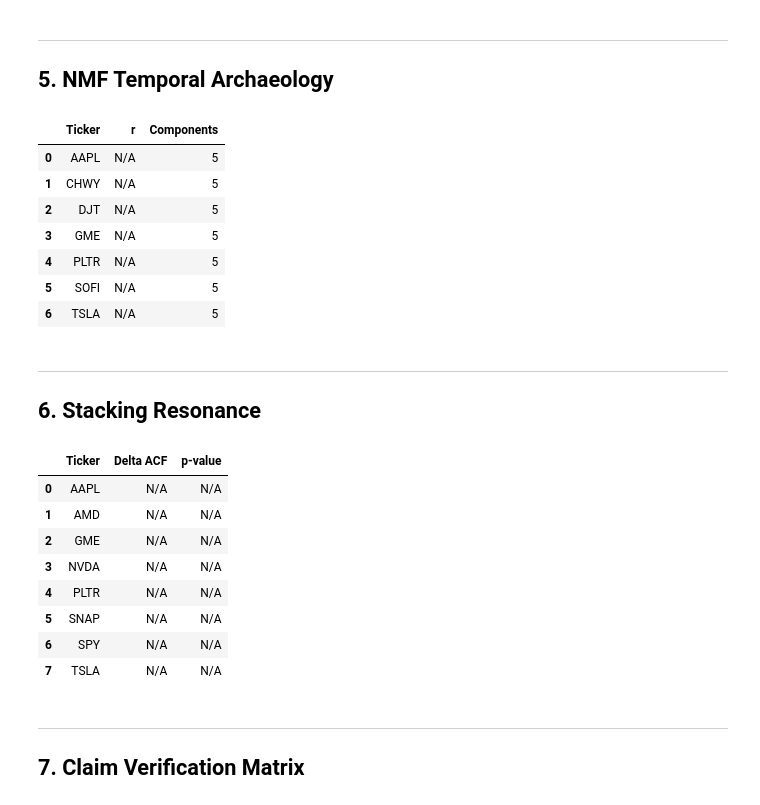
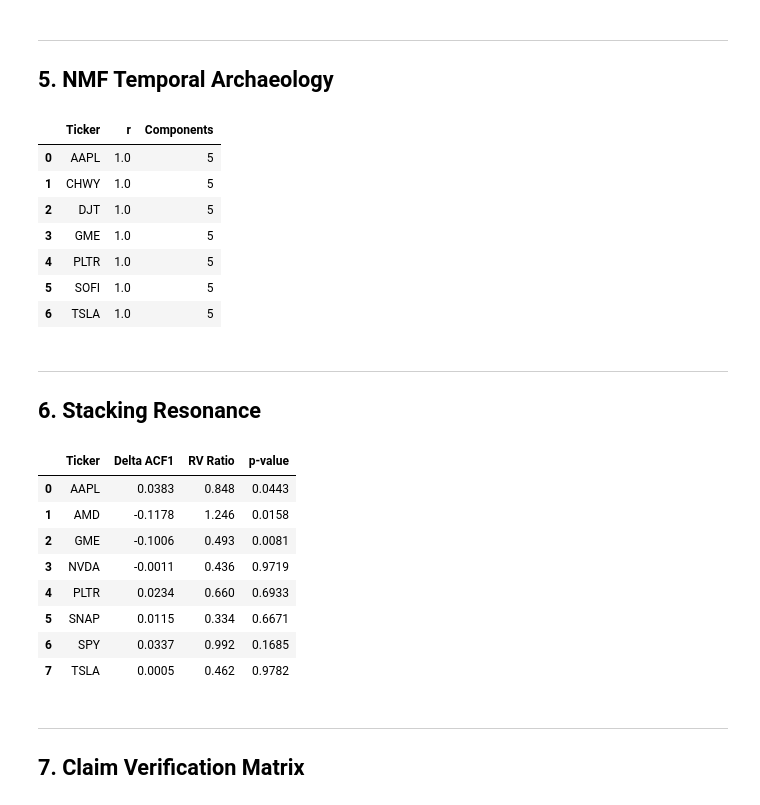
Before and after one commit to TheGameStopsNow/power-tracks-research, a Jupyter notebook: research/options_hedging_microstructure/review_package/01_evidence_viewer.ipynb, the cells around one changed output. Saved outputs shown, nothing was run; the diff lists cells and outputs as text; code cells hidden in the pictures.

```diff
--- a/research/options_hedging_microstructure/review_package/01_evidence_viewer.ipynb
+++ b/research/options_hedging_microstructure/review_package/01_evidence_viewer.ipynb
@@ -421,48 +421,52 @@ for k in nmf_keys:
     ticker = k.replace('phase5c_archaeology_', '').upper()
     if isinstance(d, dict):
         rows.append({'Ticker': ticker,
-                     'r': d.get('reconstruction_r', d.get('correlation', 'N/A')),
+                     'r': d.get('reconstruction_corr', 'N/A'),
                      'Components': d.get('n_components', 'N/A')})
 if rows:
     display(pd.DataFrame(rows))
 # %% [output]
 |  | Ticker | r | Components |
-| 0 | AAPL | N/A | 5 |
-| 1 | CHWY | N/A | 5 |
-| 2 | DJT | N/A | 5 |
-| 3 | GME | N/A | 5 |
-| 4 | PLTR | N/A | 5 |
-| 5 | SOFI | N/A | 5 |
-| 6 | TSLA | N/A | 5 |
+| 0 | AAPL | 1.0 | 5 |
+| 1 | CHWY | 1.0 | 5 |
+| 2 | DJT | 1.0 | 5 |
+| 3 | GME | 1.0 | 5 |
+| 4 | PLTR | 1.0 | 5 |
+| 5 | SOFI | 1.0 | 5 |
+| 6 | TSLA | 1.0 | 5 |
 # %% [markdown]
 ---
 ## 6. Stacking Resonance
 # %%
 sr_keys = sorted([k for k in all_results if k.startswith('stacking_resonance')])
 rows = []
 for k in sr_keys:
     d = all_results[k]
     ticker = k.replace('stacking_resonance_', '').split('_')[0].upper()
     if isinstance(d, dict):
+        amp = d.get('amplification', {})
+        delta = amp.get('delta', {}) if isinstance(amp, dict) else {}
+        stats = amp.get('statistics', {}) if isinstance(amp, dict) else {}
         rows.append({'Ticker': ticker,
-                     'Delta ACF': d.get('delta_acf', d.get('acf_shift', 'N/A')),
-                     'p-value': d.get('p_value', d.get('pvalue', 'N/A'))})
+                     'Delta ACF1': delta.get('acf1_diff', 'N/A'),
+                     'RV Ratio': delta.get('rv_ratio', 'N/A'),
+                     'p-value': stats.get('p_acf', 'N/A')})
 if rows:
     display(pd.DataFrame(rows))
 else:
     for k in sr_keys[:3]:
         d = all_results[k]
         print(f'{k}: {list(d.keys())[:8] if isinstance(d, dict) else type(d)}')
 # %% [output]
-|  | Ticker | Delta ACF | p-value |
-| 0 | AAPL | N/A | N/A |
-| 1 | AMD | N/A | N/A |
-| 2 | GME | N/A | N/A |
-| 3 | NVDA | N/A | N/A |
-| 4 | PLTR | N/A | N/A |
-| 5 | SNAP | N/A | N/A |
-| 6 | SPY | N/A | N/A |
-| 7 | TSLA | N/A | N/A |
+|  | Ticker | Delta ACF1 | RV Ratio | p-value |
+| 0 | AAPL | 0.0383 | 0.848 | 0.0443 |
+| 1 | AMD | -0.1178 | 1.246 | 0.0158 |
+| 2 | GME | -0.1006 | 0.493 | 0.0081 |
+| 3 | NVDA | -0.0011 | 0.436 | 0.9719 |
+| 4 | PLTR | 0.0234 | 0.660 | 0.6933 |
+| 5 | SNAP | 0.0115 | 0.334 | 0.6671 |
+| 6 | SPY | 0.0337 | 0.992 | 0.1685 |
+| 7 | TSLA | 0.0005 | 0.462 | 0.9782 |
 # %% [markdown]
 ---
 ## 7. Claim Verification Matrix
```
Also changed, not shown: parts of 6 cells of this notebook.
